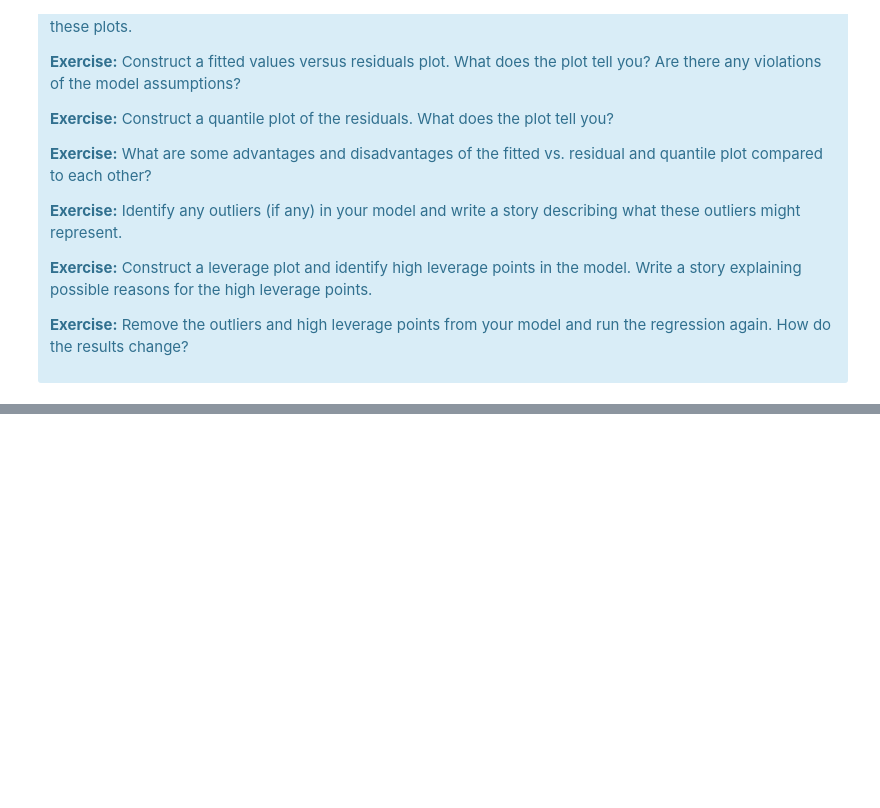
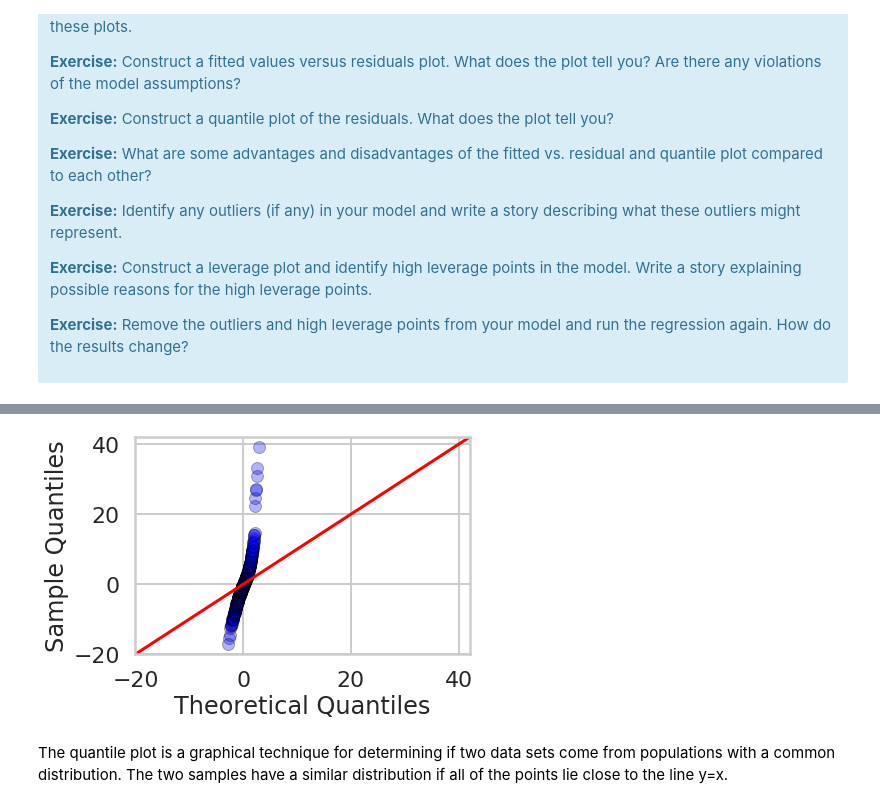
Before and after one commit to AHalarewicz/LinearRegression, a Jupyter notebook: linear_regression/Mini_Project_Linear_Regression.ipynb, the cells around one changed output, grey strips where cells are left out. Saved outputs shown, nothing was run; the diff lists cells and outputs as text; code cells hidden in the pictures; blank space fills up the shorter version.

```diff
--- a/linear_regression/Mini_Project_Linear_Regression.ipynb
+++ b/linear_regression/Mini_Project_Linear_Regression.ipynb
@@ -1264,6 +1264,14 @@ _ = plt.ylabel('fitted values')
 # %%
 # Construct a quantile plot of the residuals.
 # What does the plot tell you?
+# %%
+import statsmodels.api as sm
+_ = sm.qqplot(fitted_model.resid, line='45', markeredgecolor='k', alpha=0.3)
+plt.show()
+# %% [output]
+[figure, added]
+# %% [markdown]
+The quantile plot is a graphical technique for determining if two data sets come from populations with a common distribution. The two samples have a similar distribution if all of the points lie close to the line y=x.
 # %%
 # What are some advantages and disadvantages of the fitted vs. residual and quantile plot compared to each other?
 # %%
```
Also changed, not shown: parts of 8 cells of this notebook.
